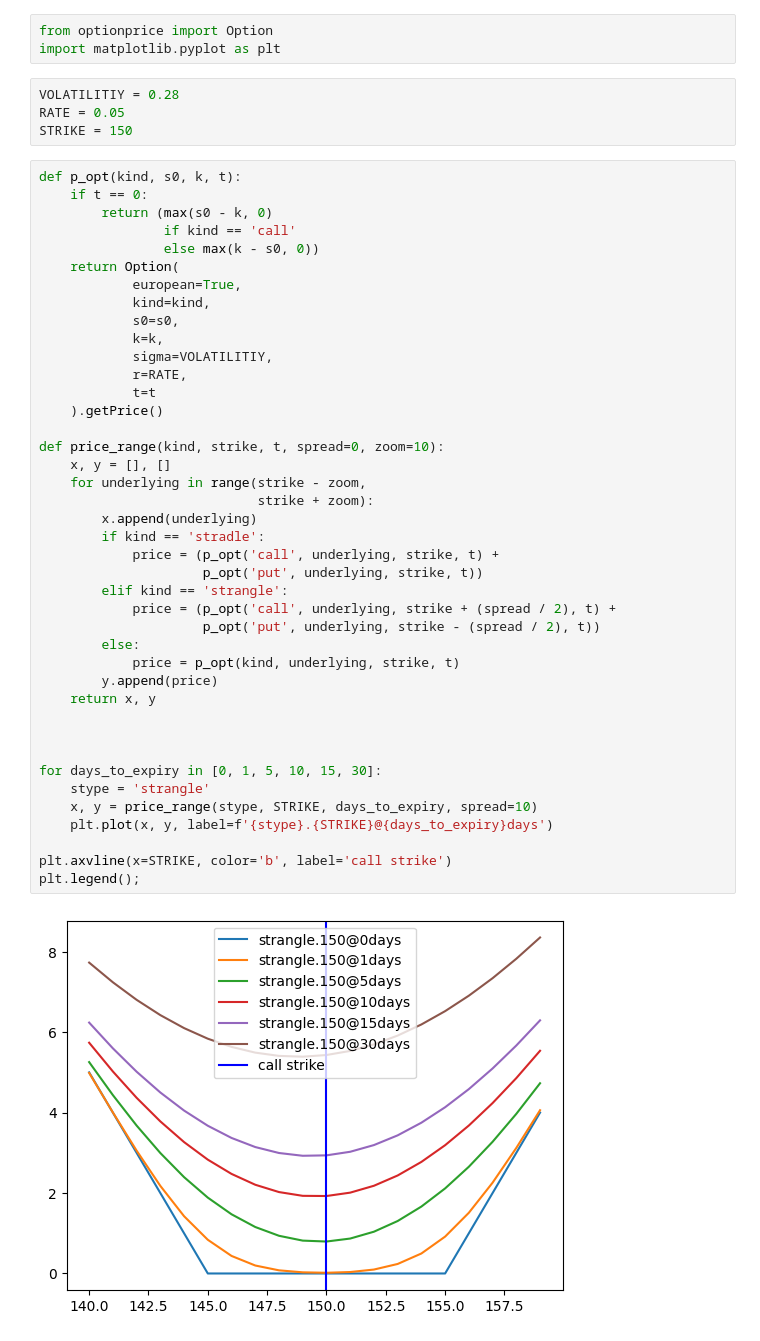
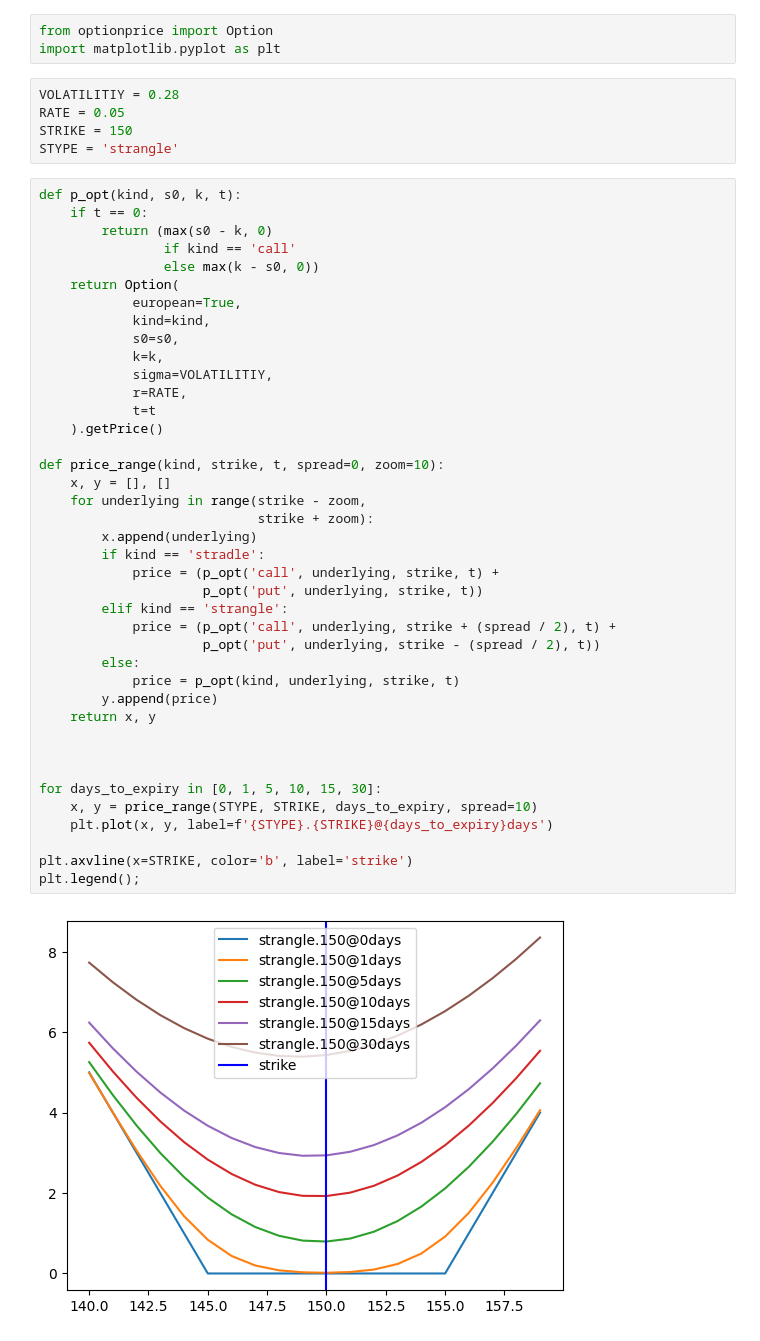
Before and after one commit to lookfwd/play-with-options, a Jupyter notebook: play-with-options.ipynb, the cells around one changed output. Saved outputs shown, nothing was run; the diff lists cells and outputs as text.

```diff
--- a/play-with-options.ipynb
+++ b/play-with-options.ipynb
@@ -5,6 +5,7 @@ import matplotlib.pyplot as plt
 VOLATILITIY = 0.28
 RATE = 0.05
 STRIKE = 150
+STYPE = 'strangle'
 # %%
 def p_opt(kind, s0, k, t):
     if t == 0:
@@ -16,35 +17,34 @@ def p_opt(kind, s0, k, t):
             kind=kind,
             s0=s0,
             k=k,
             sigma=VOLATILITIY,
             r=RATE,
             t=t
     ).getPrice()
 
 def price_range(kind, strike, t, spread=0, zoom=10):
     x, y = [], []
     for underlying in range(strike - zoom,
                             strike + zoom):
         x.append(underlying)
         if kind == 'stradle':
             price = (p_opt('call', underlying, strike, t) +
                      p_opt('put', underlying, strike, t))
         elif kind == 'strangle':
             price = (p_opt('call', underlying, strike + (spread / 2), t) +
                      p_opt('put', underlying, strike - (spread / 2), t))
         else:
             price = p_opt(kind, underlying, strike, t)
         y.append(price)
     return x, y
 
 
 
 for days_to_expiry in [0, 1, 5, 10, 15, 30]:
-    stype = 'strangle'
-    x, y = price_range(stype, STRIKE, days_to_expiry, spread=10)
-    plt.plot(x, y, label=f'{stype}.{STRIKE}@{days_to_expiry}days')
+    x, y = price_range(STYPE, STRIKE, days_to_expiry, spread=10)
+    plt.plot(x, y, label=f'{STYPE}.{STRIKE}@{days_to_expiry}days')
 
-plt.axvline(x=STRIKE, color='b', label='call strike')
+plt.axvline(x=STRIKE, color='b', label='strike')
 plt.legend();
 # %% [output]
-[figure, old version]
+[figure, new version]
```
